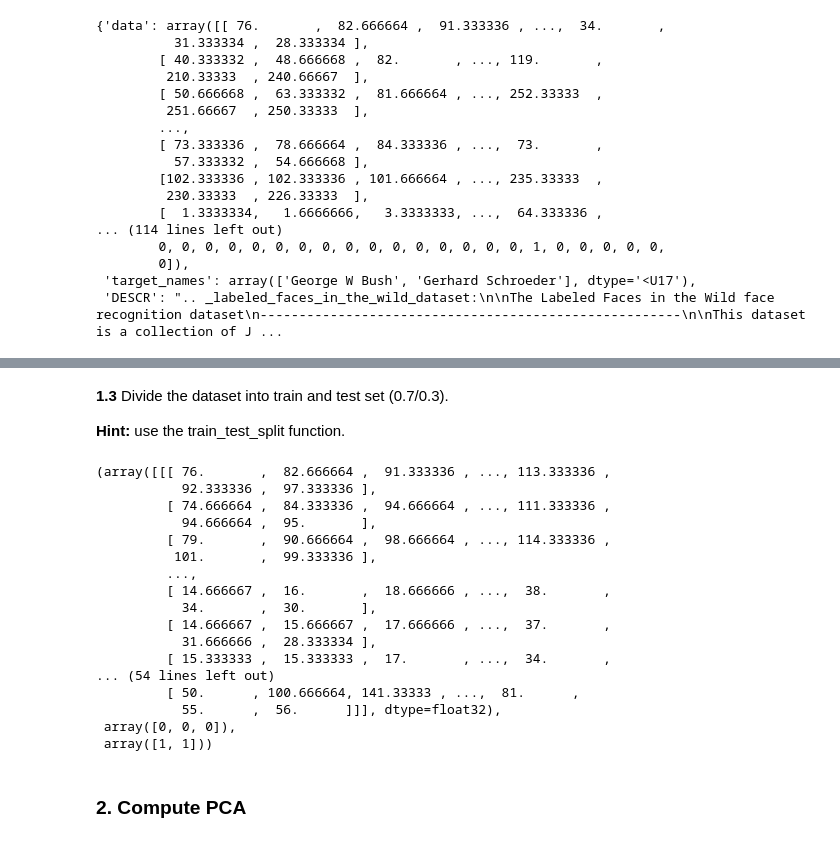
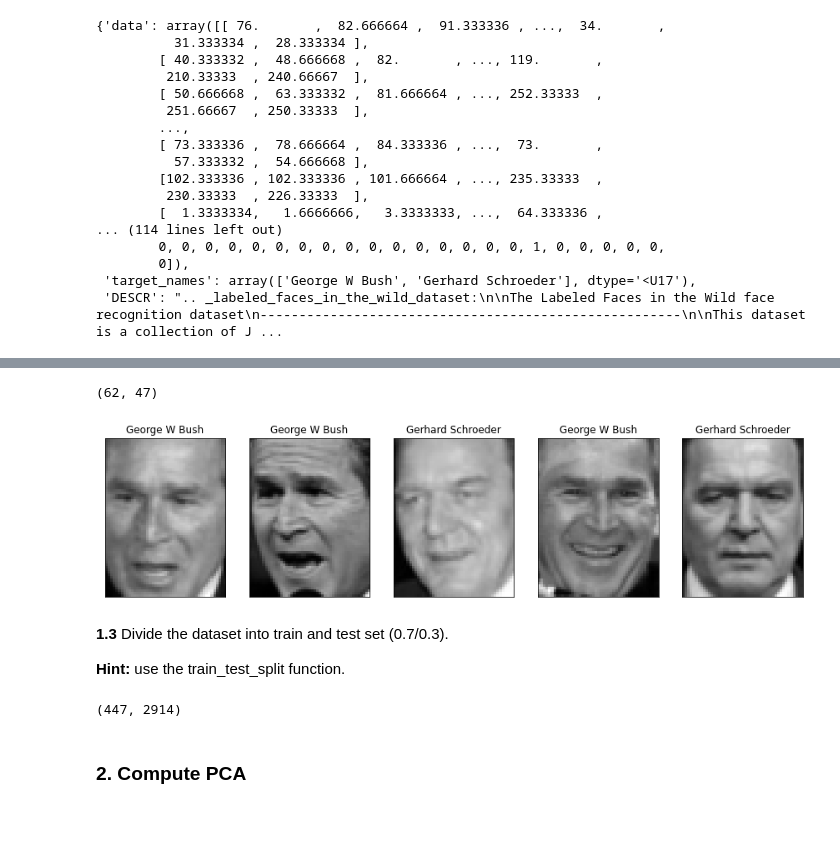
Before and after one commit to PauSolerValades/VA, a Jupyter notebook: Practica6/P6-Part2/P6-Part2.ipynb, the cells around one changed output, grey strips where cells are left out. Drawn from its saved outputs; the diff is of its cells as text; code cells hidden in the pictures.

```diff
--- a/Practica6/P6-Part2/P6-Part2.ipynb
+++ b/Practica6/P6-Part2/P6-Part2.ipynb
@@ -53,6 +53,29 @@ from time import time
 import numpy as np
 from numpy import unique
 import matplotlib.pyplot as plt
+# %%
+def visualize_n(image_list):
+
+    fig=plt.figure(figsize=(15,15))
+    for i in range(len(image_list)):
+
+        fig.add_subplot(1,len(image_list),i +1)
+        plt.imshow(image_list[i], cmap='gray')
+        plt.xticks([])
+        plt.yticks([])
+
+def visualize_n_w_labels(image_list, labels):
+
+    fig=plt.figure(figsize=(15,15))
+    for i in range(len(image_list)):
+
+        fig.add_subplot(1,len(image_list),i +1)
+        plt.imshow(image_list[i], cmap='gray')
+        plt.title(labels[i])
+        plt.xticks([])
+        plt.yticks([])
+
+def normalize(image): return (image[:,:]- image.min())/(image.max() - image.min())
 # %% [markdown]
 ## Principal Component Analysis (PCA)
 
@@ -154,3 +176,17 @@ labels = dataset['target'][:5]
+# %%
+data = dataset.data
+labels = dataset['target']
+n_features = data.shape[1]
+
+
+TOTAL_IMAGES = 5
+images = dataset['images'][:TOTAL_IMAGES]
+name = [dataset['target_names'][i] for i in labels[:TOTAL_IMAGES]]
+
+visualize_n_w_labels(images, name)
+# %% [output]
+(62, 47)
+[figure, added]
 # %% [markdown]
 **1.3** Divide the dataset into train and test set (0.7/0.3).
 
@@ -159,27 +195,12 @@ labels = dataset['target'][:5]
 # Split dataset into training and test
 from sklearn.model_selection import train_test_split
 
-X_train, X_test, y_train, y_test = train_test_split(images, labels)
+X_train, X_test, y_train, y_test = train_test_split(data, labels, test_size=0.3)
 
 X_train, X_test, y_train, y_test
+X_train.shape
 # %% [output]
-(array([[[ 76.       ,  82.666664 ,  91.333336 , ..., 113.333336 ,
-           92.333336 ,  97.333336 ],
-         [ 74.666664 ,  84.333336 ,  94.666664 , ..., 111.333336 ,
-           94.666664 ,  95.       ],
-         [ 79.       ,  90.666664 ,  98.666664 , ..., 114.333336 ,
-          101.       ,  99.333336 ],
-         ...,
-         [ 14.666667 ,  16.       ,  18.666666 , ...,  38.       ,
-           34.       ,  30.       ],
-         [ 14.666667 ,  15.666667 ,  17.666666 , ...,  37.       ,
-           31.666666 ,  28.333334 ],
-         [ 15.333333 ,  15.333333 ,  17.       , ...,  34.       ,
-... (54 lines left out)
-         [ 50.      , 100.666664, 141.33333 , ...,  81.      ,
-           55.      ,  56.      ]]], dtype=float32),
- array([0, 0, 0]),
- array([1, 1]))
+(447, 2914)
 # %% [markdown]
 ### 2. Compute PCA
 # %% [markdown]
```
Also changed, not shown: parts of 27 cells of this notebook.
